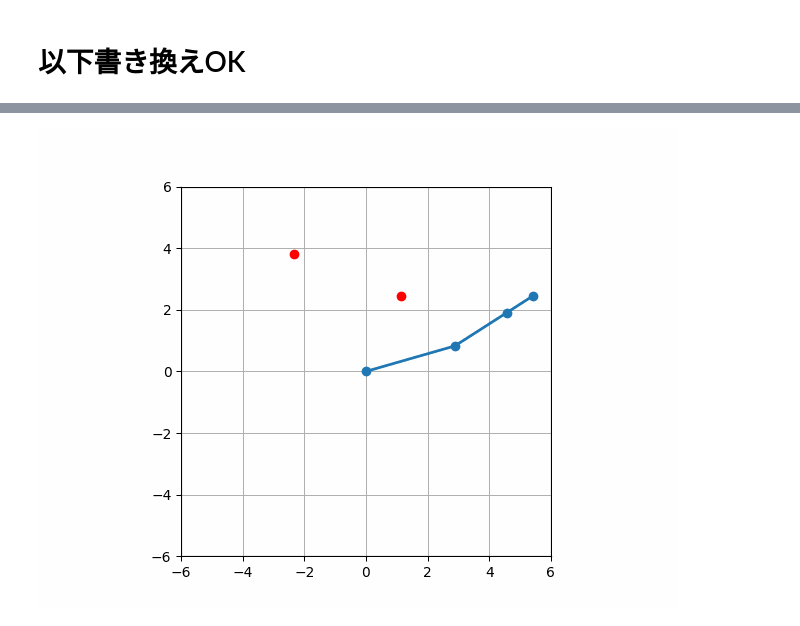
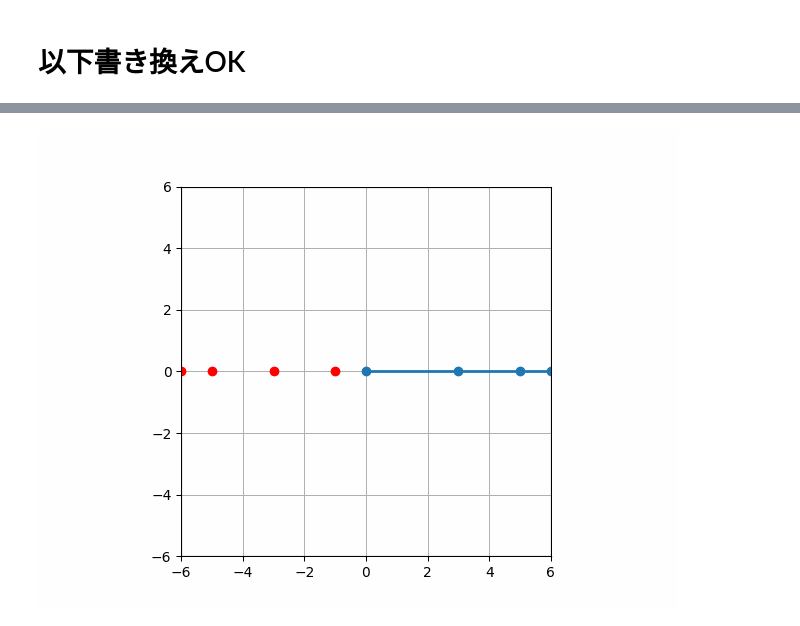
Before and after one commit to HiroKamata/algo_seminar, a Jupyter notebook: seminar1.ipynb, the cells around one changed output, grey strips where cells are left out. Drawn from its saved outputs; the diff is of its cells as text; code cells hidden in the pictures.

```diff
--- a/seminar1.ipynb
+++ b/seminar1.ipynb
@@ -137,3 +141,22 @@ for _ in range(9):
+# %%
+def generate_objects_polar(num_objects, max_radius=6):
+    radii = np.random.rand(num_objects) * max_radius
+    angles = np.random.rand(num_objects) * 2 * np.pi
+    x = radii * np.cos(angles)
+    y = radii * np.sin(angles)
+    return [[x[i], y[i]] for i in range(num_objects)]
+
+# ターゲットオブジェクトを乱数で生成
+target_object_list = []
+target_object_list.append([[-6,0],[-5,0],[-3,0],[-1,0]])
+target_object_list.append([[-6,0],[ 0,6],[5,0],[0,-4]])
+
+# 乱数問題
+np.random.seed(1)
+for _ in range(8):
+    num_objects = 4
+    objects = generate_objects_polar(num_objects)
+    target_object_list.append(objects)
 # %% [markdown]
 # 以下書き換えOK
 # %%
@@ -142,49 +165,39 @@ def make_plan(target_object):
     angular_velocities = []
 
     # 現在の角度を取得
-    current_angles = np.array([0.0, 0.0, 0.0])
+    current_angles = np.array([0.0, 0.0])
     max_velocity = 0.1
 
-    link_lengths = [3.0, 2.0, 1.0]
+    # L2, L3は一体と考える
+    link_lengths = [3.0, 3.0]
+
+    # ターゲット位置に到達するためのIKの計算
+    def inverse_kinematics(target_pos, link_lengths):
+        L1, L2 = link_lengths
+        x, y = target_pos
+
+        # 目標の距離を計算
+        r = np.hypot(x, y)
+
+        # 余弦定理でtheta2を求める
+        cos_theta2 = (r**2 - L1**2 - L2**2) / (2 * L1 * L2)
+        theta2 = np.arccos(cos_theta2)
+
+        # theta1を計算
+        theta1 = np.arctan2(y, x) - np.arctan2(L2 * np.sin(theta2), L1 + L2 * np.cos(theta2))
+
+        return np.array([theta1, theta2])
 
     for obj in target_object:
-        # ターゲット位置に到達するための逆運動学を解く
-        def inverse_kinematics(target_pos, current_angles):
-            # 目標位置までの距離
-            x, y = target_pos
-            L1, L2, L3 = link_lengths
+        x, y = obj
+        r = np.hypot(x, y)
 
-            # エンドエフェクタまでの距離
-            r = np.hypot(x, y)
-            if r > (L1 + L2 + L3):
-                r = L1 + L2 + L3  # 範囲内に制限
-
-            # コサインの法則を使用して角度を計算
-            cos_phi = (L1**2 + r**2 - (L2 + L3)**2) / (2 * L1 * r)
-            cos_phi = np.clip(cos_phi, -1.0, 1.0)
-            phi = np.arccos(cos_phi)
-            theta1 = np.arctan2(y, x) - phi
-
-            # θ2とθ3の合計角度を計算
-            r_prime = np.hypot(x - L1 * np.cos(theta1), y - L1 * np.sin(theta1))
-            cos_psi = (L2**2 + r_prime**2 - L3**2) / (2 * L2 * r_prime)
-            cos_psi = np.clip(cos_psi, -1.0, 1.0)
-            psi = np.arccos(cos_psi)
-            theta2 = np.arctan2(y - L1 * np.sin(theta1), x - L1 * np.cos(theta1)) - theta1 - psi
-
-            # θ3を計算
-            theta3 = np.arctan2(y - L1 * np.sin(theta1) - L2 * np.sin(theta1 + theta2),
-                                x - L1 * np.cos(theta1) - L2 * np.cos(theta1 + theta2)) - (theta1 + theta2)
-
-            # 角度を正規化
-            theta1 = (theta1 + np.pi) % (2 * np.pi) - np.pi
-            theta2 = (theta2 + np.pi) % (2 * np.pi) - np.pi
-            theta3 = (theta3 + np.pi) % (2 * np.pi) - np.pi
-
-            return np.array([theta1, theta2, theta3])
+        # 到達可能かチェック
+        if r > (link_lengths[0] + link_lengths[1]):
+          return None  #ここには来ない
 
         # 目標角度を計算
-        target_angles = inverse_kinematics(obj, current_angles)
+        target_angles = inverse_kinematics(obj, link_lengths)
 
         # 現在の角度との差分を計算
         angle_diffs = target_angles - current_angles
@@ -197,20 +210,21 @@ def make_plan(target_object):
 
         # 各関節の角速度を計算
         velocities = angle_diffs / steps
-
         # 各ステップで角速度を追加
         for _ in range(steps):
-            angular_velocities.append(velocities.tolist())
+            angular_velocities.append(np.r_[velocities, 0.0].tolist())
             current_angles += velocities
 
     return angular_velocities
+
 for i, target_object in enumerate(target_object_list):
     # リンク位置初期化
+    # Create a manipulator by connecting the links
+    manipulator = Manipulator()
     manipulator.set_angles([0.0, 0.0, 0.0])
 
     # プラン生成
     target_velocity = make_plan(target_object)
-
     # 評価
     status, steps = manipulator.evaluate_movement(target_velocity, target_object, filename=f'three_link_animation_{i}.gif')
     print("problem: ", i, ", status: ", status, ", num steps: ", steps)
@@ -225 +239 @@ problem:  0 , status:  Fail , num steps:  -1
-[figure, old version]
+[figure, new version]
```
Also changed, not shown: parts of 3 cells of this notebook.
